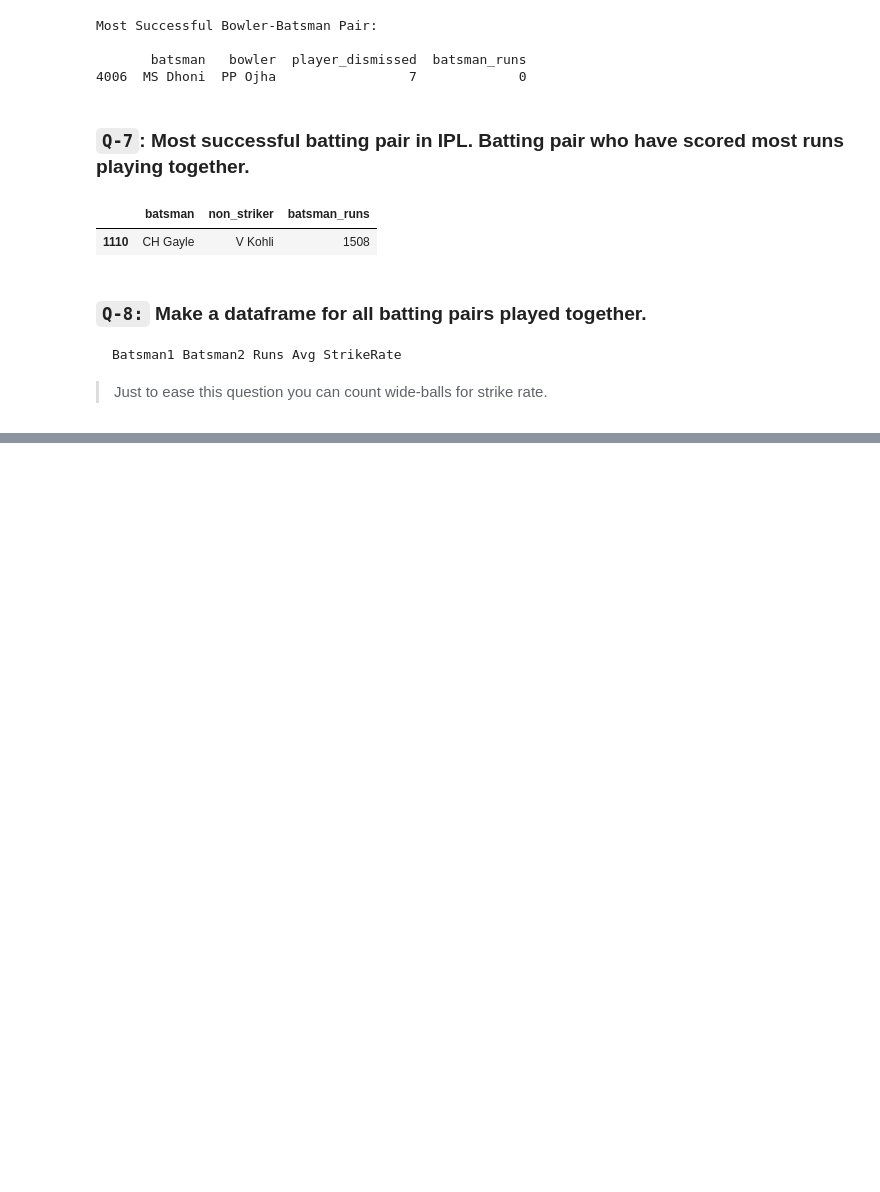
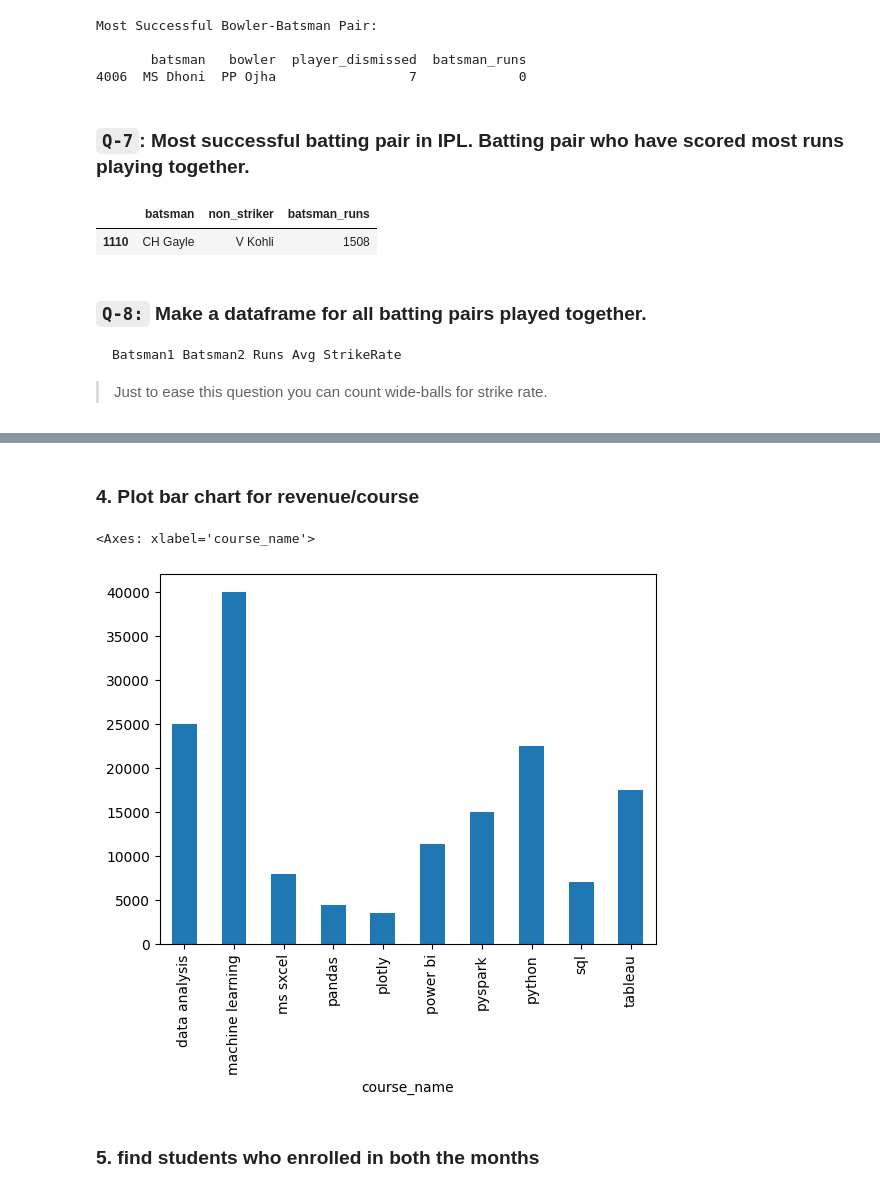
Before and after one commit to Arham097/Pandas, a Jupyter notebook: Practice_Problems.ipynb, the cells around one changed output, grey strips where cells are left out. Cells and saved outputs as stored; diff of their text form; code cells hidden in the pictures; blank space fills up the shorter version.

Commit message:
merging, joining, and concatenation and practice questions completed

```diff
--- a/Practice_Problems.ipynb
+++ b/Practice_Problems.ipynb
@@ -1135,0 +1136,8 @@ All Batting Pairs:
+# %%
+import pandas as pd
+courses = pd.read_csv('courses.csv')
+students = pd.read_csv('students.csv')
+nov = pd.read_csv('reg-month1.csv')
+dec = pd.read_csv('reg-month2.csv')
+matches = pd.read_csv('matches.csv')
+delivery = pd.read_csv('deliveries.csv')
@@ -1135,0 +1146,4 @@ All Batting Pairs:
+# %%
+regs = pd.concat([nov,dec], ignore_index=True)
+total = regs.merge(courses,how='inner',on='course_id')['price'].sum()
+total
@@ -1135,0 +1185,10 @@ All Batting Pairs:
+# %% [markdown]
+### **4. Plot bar chart for revenue/course**
+# %%
+course = regs.merge(courses,on='course_id')
+course.groupby('course_name')['price'].sum().plot(kind='bar')
+# %% [output]
+<Axes: xlabel='course_name'>
+[figure, added]
+# %% [markdown]
+### **5. find students who enrolled in both the months**
```
Also changed, not shown: parts of 26 cells of this notebook, 7 other files.
